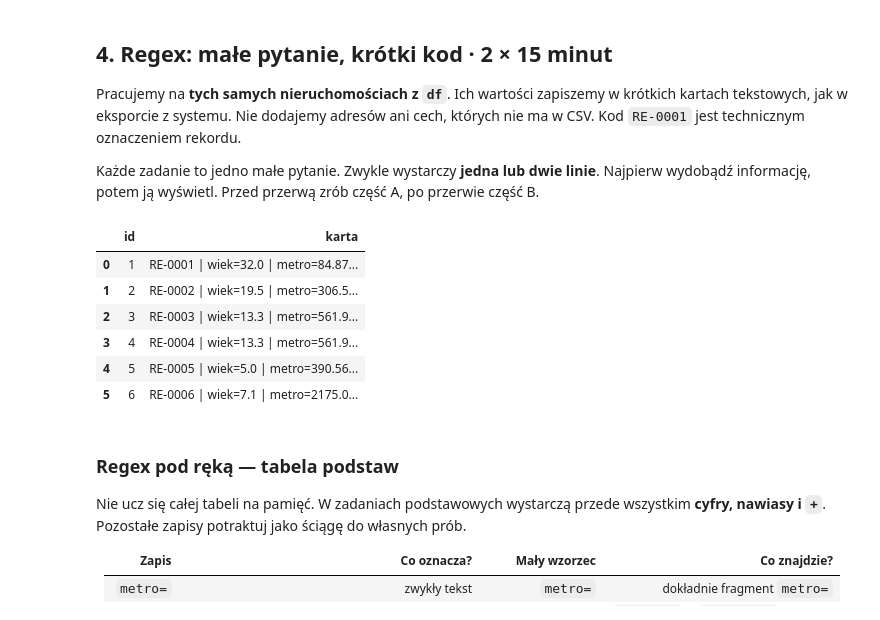
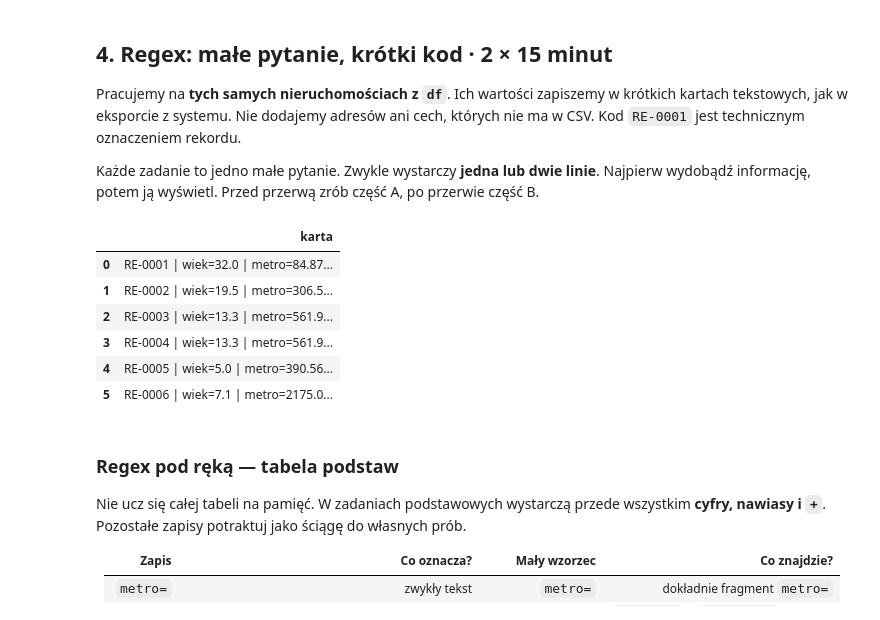
Before and after one commit to dovhopolaolena/ADP-przyklad-, a Jupyter notebook: LAB02_Podstawy_Pythona_Analiza_Danych-2.ipynb, the cells around one changed output. Drawn from its saved outputs; the diff is of its cells as text; code cells hidden in the pictures.

```diff
--- a/LAB02_Podstawy_Pythona_Analiza_Danych-2.ipynb
+++ b/LAB02_Podstawy_Pythona_Analiza_Danych-2.ipynb
@@ -347,22 +346,22 @@ Każde zadanie to jedno małe pytanie. Zwykle wystarczy **jedna lub dwie linie**
 # %%
 eksport = df[["id", "wiek_lat", "metro_m", "sklepy", "cena_10k_twd_ping"]].copy()
 eksport["kod"] = "RE-" + eksport["id"].astype(str).str.zfill(4)
 eksport["karta"] = (
     eksport["kod"]
     + " | wiek=" + eksport["wiek_lat"].astype(str)
     + " | metro=" + eksport["metro_m"].astype(str)
     + " | sklepy=" + eksport["sklepy"].astype(str)
     + " | cena=" + eksport["cena_10k_twd_ping"].astype(str)
 )
-eksport[["id", "karta"]].head(6)
+eksport[["karta"]].head(6)
 # %% [output]
-|  | id | karta |
-| 0 | 1 | RE-0001 | wiek=32.0 | metro=84.87... |
-| 1 | 2 | RE-0002 | wiek=19.5 | metro=306.5... |
-| 2 | 3 | RE-0003 | wiek=13.3 | metro=561.9... |
-| 3 | 4 | RE-0004 | wiek=13.3 | metro=561.9... |
-| 4 | 5 | RE-0005 | wiek=5.0 | metro=390.56... |
-| 5 | 6 | RE-0006 | wiek=7.1 | metro=2175.0... |
+|  | karta |
+| 0 | RE-0001 | wiek=32.0 | metro=84.87... |
+| 1 | RE-0002 | wiek=19.5 | metro=306.5... |
+| 2 | RE-0003 | wiek=13.3 | metro=561.9... |
+| 3 | RE-0004 | wiek=13.3 | metro=561.9... |
+| 4 | RE-0005 | wiek=5.0 | metro=390.56... |
+| 5 | RE-0006 | wiek=7.1 | metro=2175.0... |
 # %% [markdown]
 ### Regex pod ręką — tabela podstaw
 
```
Also changed, not shown: parts of 7 cells of this notebook.
